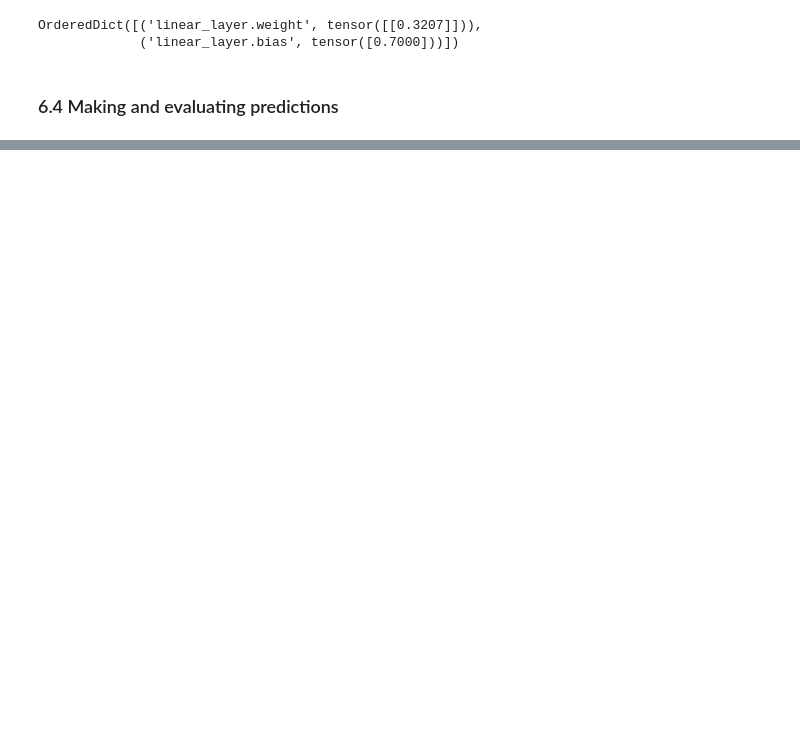
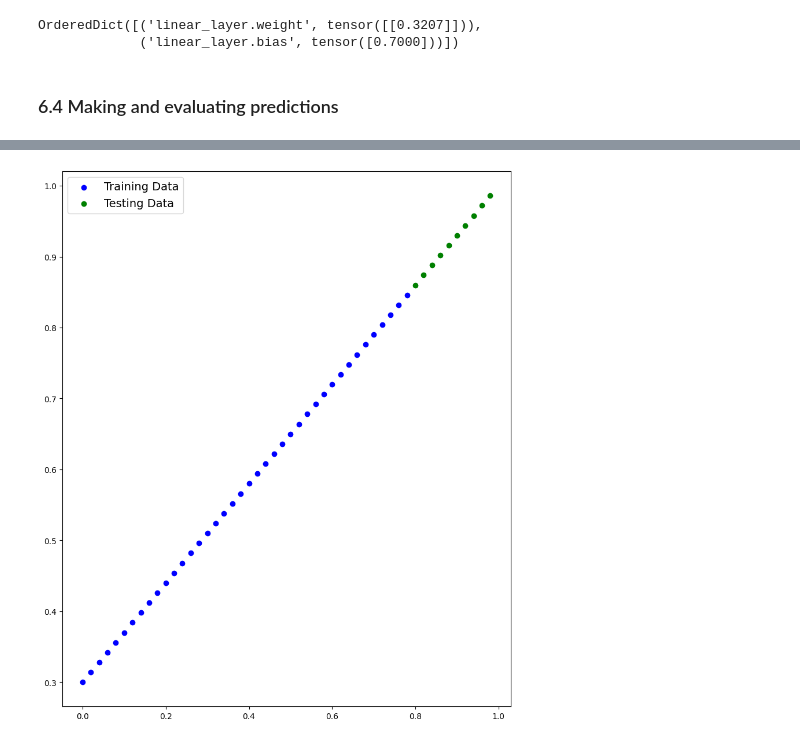
Before and after one commit to RD191295/Pytorch-Tutorials, a Jupyter notebook: 01_Pytorch_Workflow.ipynb, the cells around one changed output, grey strips where cells are left out. Saved outputs shown, nothing was run; the diff lists cells and outputs as text; code cells hidden in the pictures; blank space fills up the shorter version.

```diff
--- a/01_Pytorch_Workflow.ipynb
+++ b/01_Pytorch_Workflow.ipynb
@@ -514,0 +584,5 @@ plot_predictions(X_train,y_train,X_test,y_test,y_pred)
+# %%
+# Plot the training and testing data
+plot_predictions()
+# %% [output]
+[figure, added]
```
Also changed, not shown: parts of 24 cells of this notebook.
